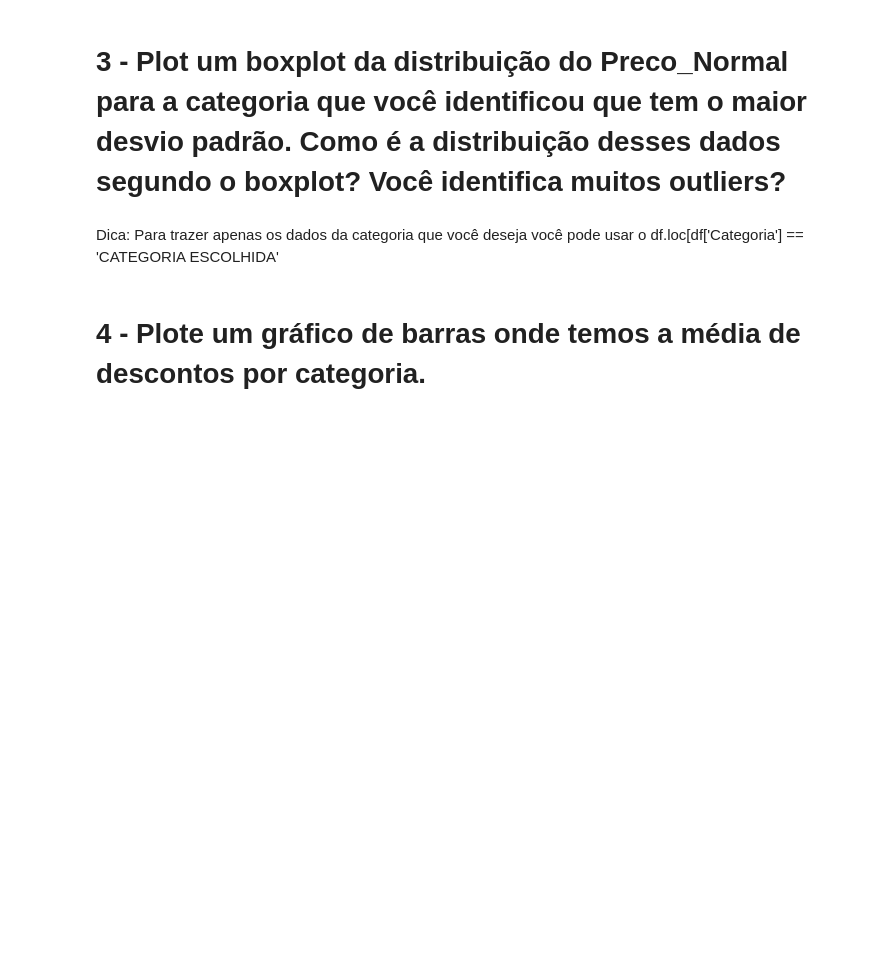
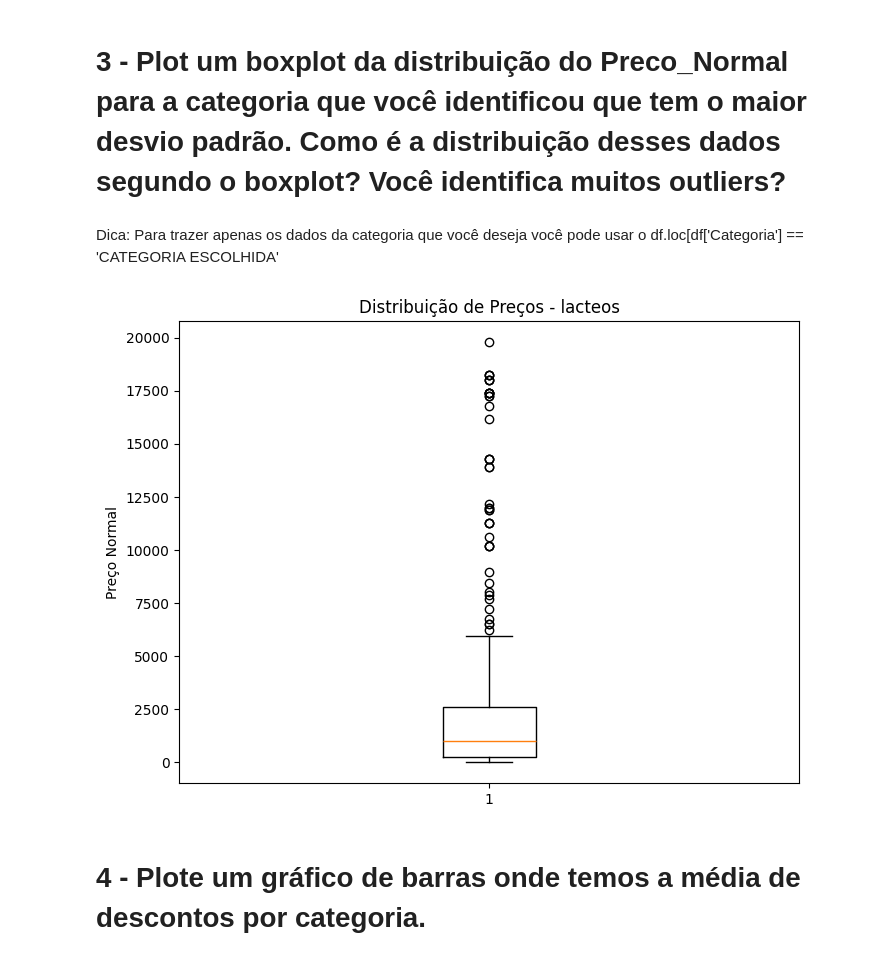
Before and after one commit to Toikso/Atividade-de-analise-de-dados-, a Jupyter notebook: Profissao_Cientista_de_Dados_M13_Projeto.ipynb, the cells around one changed output. Drawn from its saved outputs; the diff is of its cells as text; code cells hidden in the pictures; blank space fills up the shorter version.

```diff
--- a/Profissao_Cientista_de_Dados_M13_Projeto.ipynb
+++ b/Profissao_Cientista_de_Dados_M13_Projeto.ipynb
@@ -85,2 +122,17 @@ Dica: Para trazer apenas os dados da categoria que você deseja você pode usar
+# %%
+#Seu código aqui
+
+maior_desvio_cat = df.groupby('Categoria')['Preco_Normal'].std().idxmax()
+
+
+df_cat = df.loc[df['Categoria'] == maior_desvio_cat]
+
+plt.figure(figsize=(8, 6))
+plt.boxplot(df_cat['Preco_Normal'])
+plt.title(f'Distribuição de Preços - {maior_desvio_cat}')
+plt.ylabel('Preço Normal')
+plt.show()
+# %% [output]
+[figure, added]
 # %% [markdown]
 # 4 - Plote um gráfico de barras onde temos a média de descontos por categoria.
```
Also changed, not shown: parts of 10 cells of this notebook.
